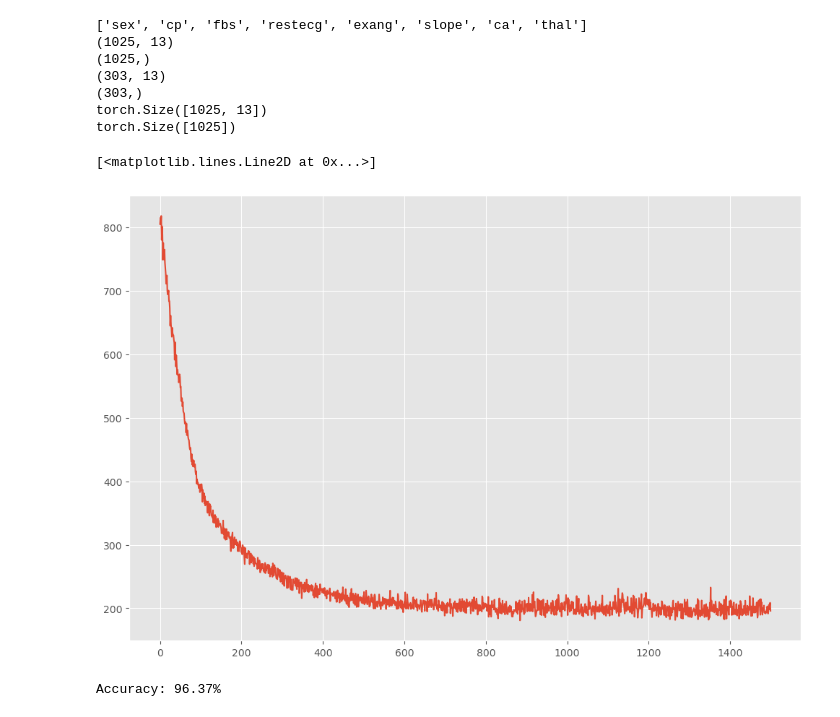
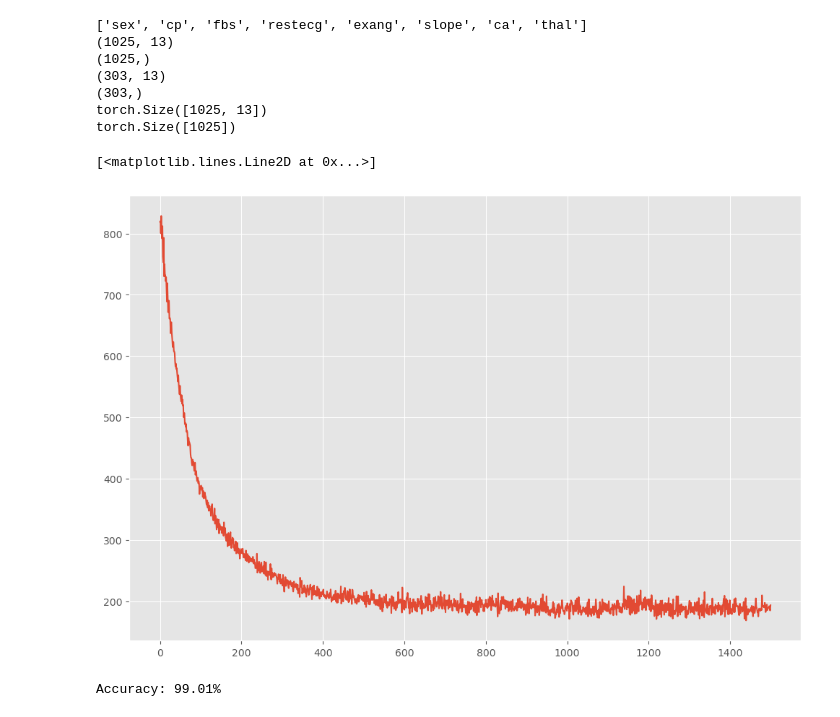
Before and after one commit to Frederik12345678/MBML-Water_quality, a Jupyter notebook: GP_3_model.ipynb, the cells around one changed output. Saved outputs shown, nothing was run; the diff lists cells and outputs as text; code cells hidden in the pictures.

Commit message:
G3 with matern kernel

```diff
--- a/GP_3_model.ipynb
+++ b/GP_3_model.ipynb
@@ -184,34 +184,35 @@ torch.Size([1025])
 # %%
 
 # initialize the kernel, likelihood, and model
 pyro.clear_param_store()
-kernel = gp.kernels.RBF(input_dim=13, lengthscale=torch.ones(13))
+#kernel = gp.kernels.RBF(input_dim=13, lengthscale=torch.ones(13)) # 96.37% accuracy
+kernel = gp.kernels.Matern32(input_dim=13, lengthscale=torch.ones(13)) # 99.01% accuracy
 likelihood = gp.likelihoods.Binary()
 
 # turn on "whiten" flag for more stable optimization
 #vsgp = VariationalGP(X_train_tensor.reshape(-1, 13), y_train_tensor.reshape(-1), kernel, likelihood=likelihood, whiten=True, jitter=1e-6)
 model = gp.models.VariationalGP(
     X_train_tensor,
     y_train_tensor,
     kernel,
     likelihood=likelihood,
     whiten=True,
     jitter=1e-03,
     latent_shape=torch.Size([]),
 )
 
 # instead of defining our own training loop, we will
 # use the built-in support provided by the GP module
 num_steps = 1500
 #losses = gp.util.train(vsgp, num_steps=num_steps)
 losses = gp.util.train(model, num_steps=num_steps)
 #plt.plot(losses);
 #jitter = 1e-6
 #Lff = torch.cholesky(Kff + jitter * torch.eye(Kff.shape[0]))¨
 plt.plot(losses)
 # %% [output]
 [<matplotlib.lines.Line2D at 0x...>]
-[figure, old version]
+[figure, new version]
 # %%
 #mean, var = model(X_train_tensor)
 #y_hat = model.likelihood(mean, var)
@@ -223,7 +224,7 @@ y_hat = model.likelihood(mean, var)
 
 print(f"Accuracy: {(y_hat==y_test_tensor).sum()*100/(len(y_test_tensor)) :0.2f}%")
 # %% [output]
-Accuracy: 96.37%
+Accuracy: 99.01%
 # %%
 #cm = confusion_matrix(y_train_tensor, y_hat, labels=[0, 1])
 #ConfusionMatrixDisplay(cm).plot()
```
Also changed, not shown: parts of 1 cell of this notebook.
